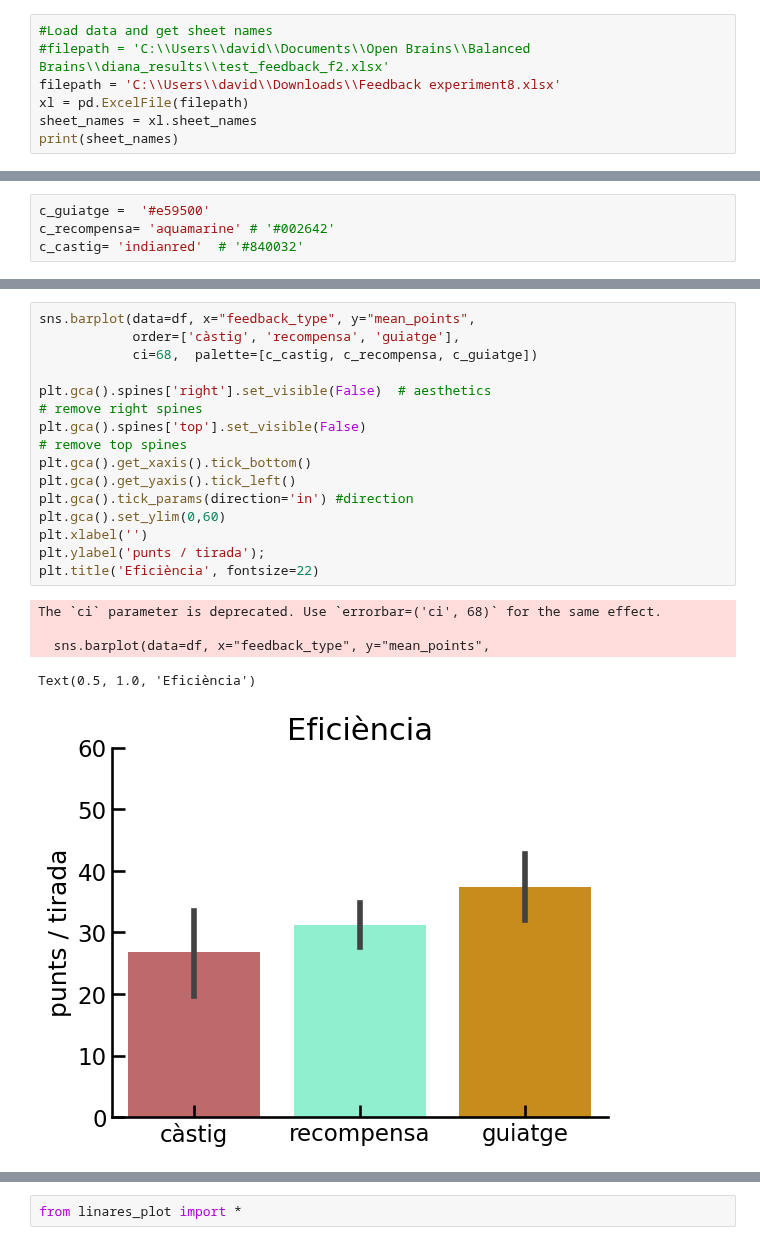
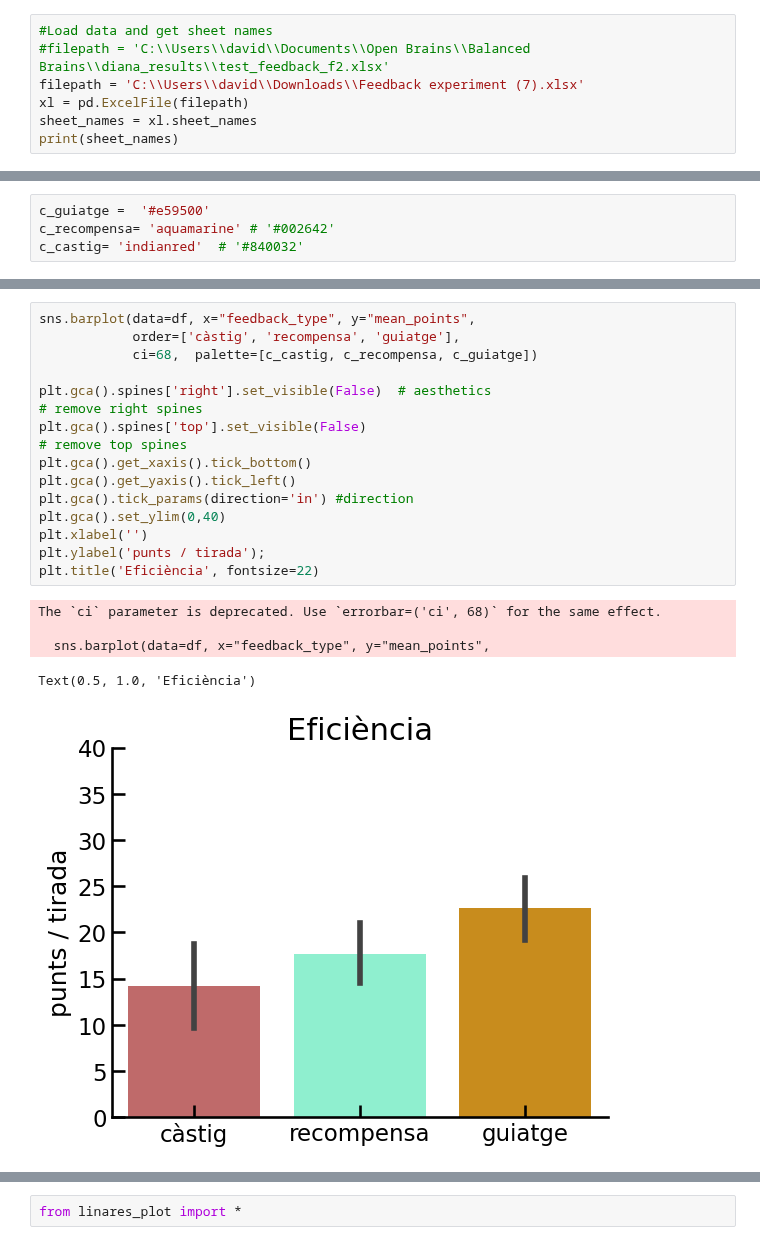
Before and after one commit to davidbestue/OpenBrains, a Jupyter notebook: Diana_analysis/analysis_diana.ipynb, the cells around one changed output, grey strips where cells are left out. Drawn from its saved outputs; the diff is of its cells as text.

```diff
--- a/Diana_analysis/analysis_diana.ipynb
+++ b/Diana_analysis/analysis_diana.ipynb
@@ -12,7 +12,7 @@ os.getcwd()
 # %%
 #Load data and get sheet names
 #filepath = 'C:\\Users\\david\\Documents\\Open Brains\\Balanced Brains\\diana_results\\test_feedback_f2.xlsx'
-filepath = 'C:\\Users\\david\\Downloads\\Feedback experiment8.xlsx'
+filepath = 'C:\\Users\\david\\Downloads\\Feedback experiment (7).xlsx'
 xl = pd.ExcelFile(filepath)
 sheet_names = xl.sheet_names
 print(sheet_names)
@@ -112,23 +192,23 @@ Text(0.5, 1.0, 'Eficiència')
 # %%
 sns.barplot(data=df, x="feedback_type", y="mean_points",
             order=['càstig', 'recompensa', 'guiatge'],
             ci=68,  palette=[c_castig, c_recompensa, c_guiatge])
 
 plt.gca().spines['right'].set_visible(False)  # aesthetics                                                                              # remove right spines
 plt.gca().spines['top'].set_visible(False)                                                                                  # remove top spines
 plt.gca().get_xaxis().tick_bottom()
 plt.gca().get_yaxis().tick_left()
 plt.gca().tick_params(direction='in') #direction
-plt.gca().set_ylim(0,60)
+plt.gca().set_ylim(0,40)
 plt.xlabel('')
 plt.ylabel('punts / tirada');
 plt.title('Eficiència', fontsize=22)
 # %% [output]
 The `ci` parameter is deprecated. Use `errorbar=('ci', 68)` for the same effect.
 
   sns.barplot(data=df, x="feedback_type", y="mean_points",
 Text(0.5, 1.0, 'Eficiència')
-[figure, old version]
+[figure, new version]
 # %%
 plt.figure(figsize=(20,6))
 
```
Also changed, not shown: parts of 10 cells of this notebook, 5 other files.
